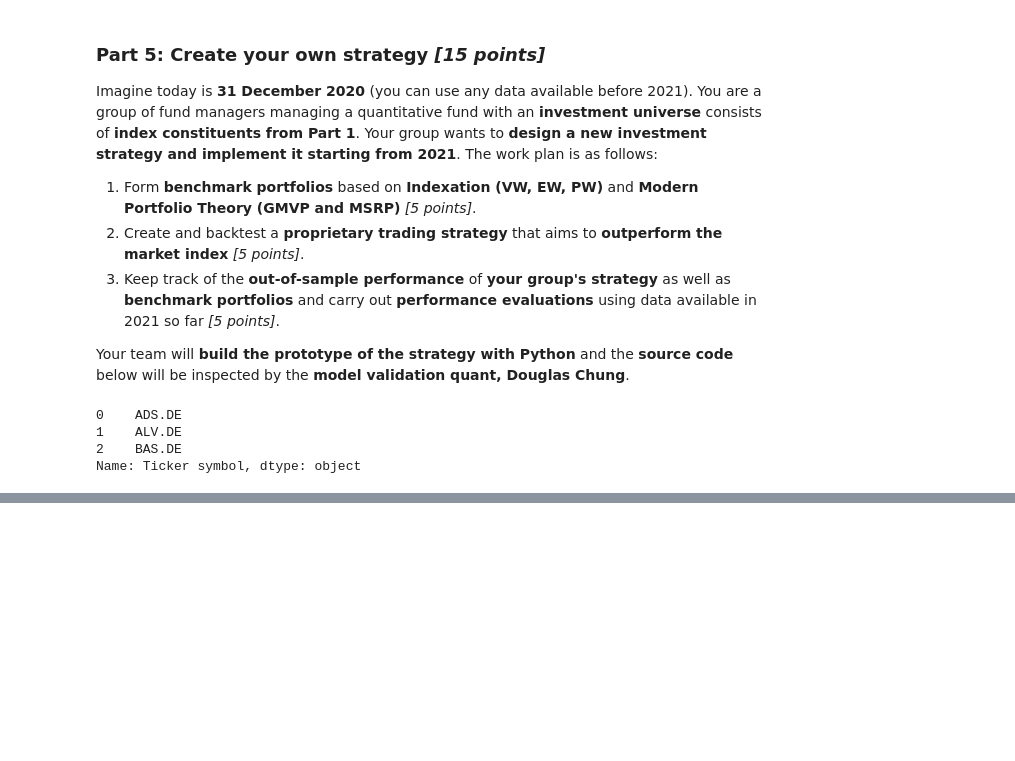
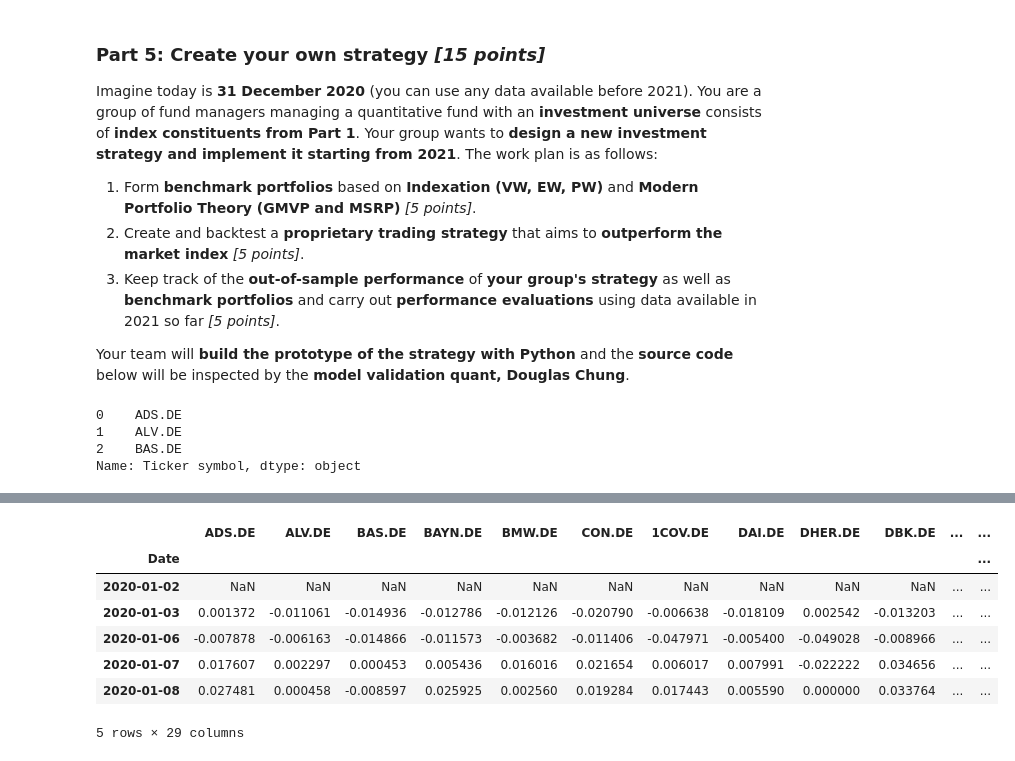
Before and after one commit to LLH07/InvestnPortfolio, a Jupyter notebook: project/part5.ipynb, the cells around one changed output, grey strips where cells are left out. Cells and saved outputs as stored; diff of their text form; code cells hidden in the pictures; blank space fills up the shorter version.

```diff
--- a/project/part5.ipynb
+++ b/project/part5.ipynb
@@ -24,0 +95,4 @@ back_test_df = pd.DataFrame()
+# %%
+PRC.drop(['ENR.DE'], axis=1, inplace=True)
+# %%
+RET = PRC.pct_change()
@@ -24,0 +110,12 @@ back_test_df = pd.DataFrame()
+# %%
+# delete first date
+RET.head()
+# %% [output]
+|  | ADS.DE | ALV.DE | BAS.DE | BAYN.DE | BMW.DE | CON.DE | 1COV.DE | DAI.DE | DHER.DE | DBK.DE | ... | ... |
+| Date |  |  |  |  |  |  |  |  |  |  |  | ... |
+| 2020-01-02 | NaN | NaN | NaN | NaN | NaN | NaN | NaN | NaN | NaN | NaN | ... | ... |
+| 2020-01-03 | 0.001372 | -0.011061 | -0.014936 | -0.012786 | -0.012126 | -0.020790 | -0.006638 | -0.018109 | 0.002542 | -0.013203 | ... | ... |
+| 2020-01-06 | -0.007878 | -0.006163 | -0.014866 | -0.011573 | -0.003682 | -0.011406 | -0.047971 | -0.005400 | -0.049028 | -0.008966 | ... | ... |
+| 2020-01-07 | 0.017607 | 0.002297 | 0.000453 | 0.005436 | 0.016016 | 0.021654 | 0.006017 | 0.007991 | -0.022222 | 0.034656 | ... | ... |
+| 2020-01-08 | 0.027481 | 0.000458 | -0.008597 | 0.025925 | 0.002560 | 0.019284 | 0.017443 | 0.005590 | 0.000000 | 0.033764 | ... | ... |
+5 rows × 29 columns
```
Also changed, not shown: parts of 27 cells of this notebook, 41 other files.
